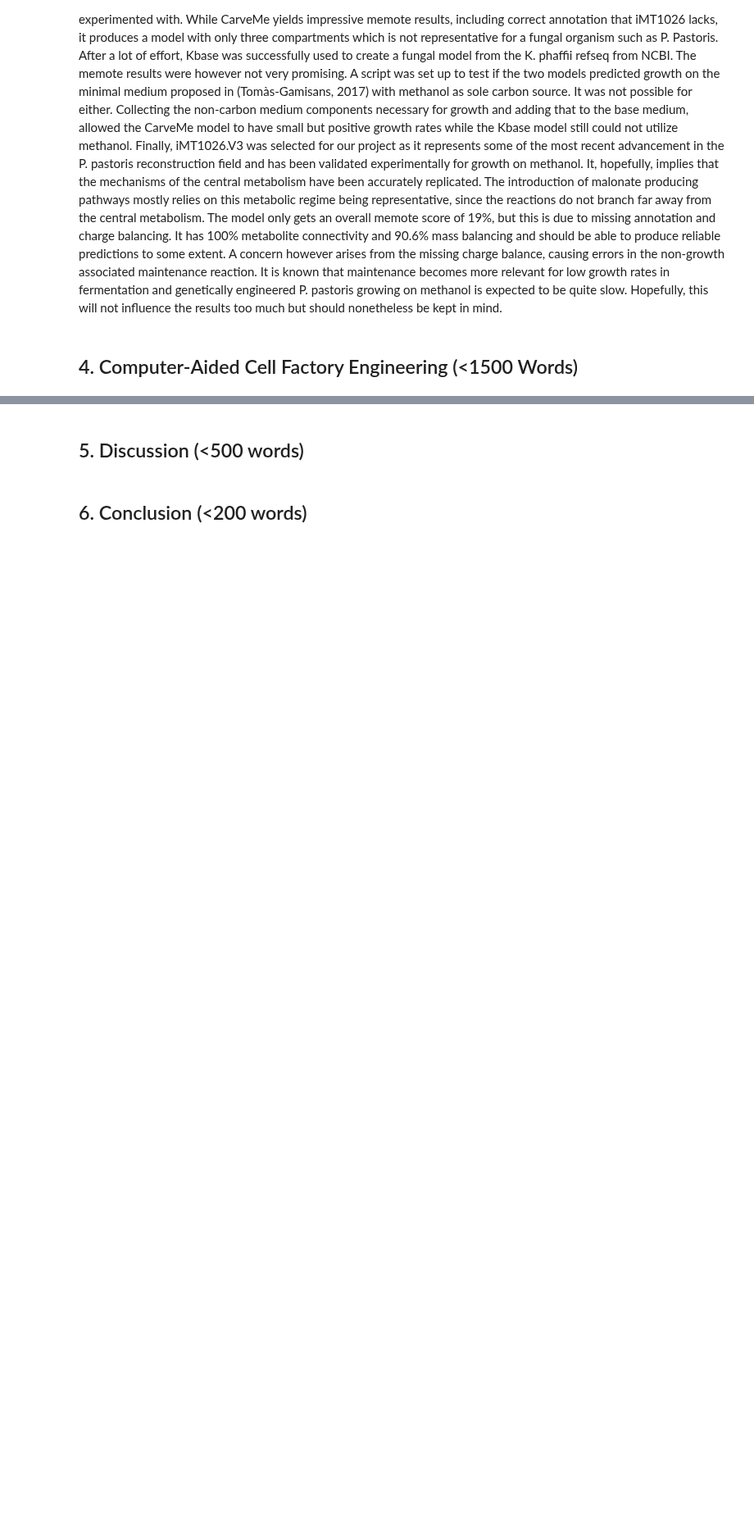
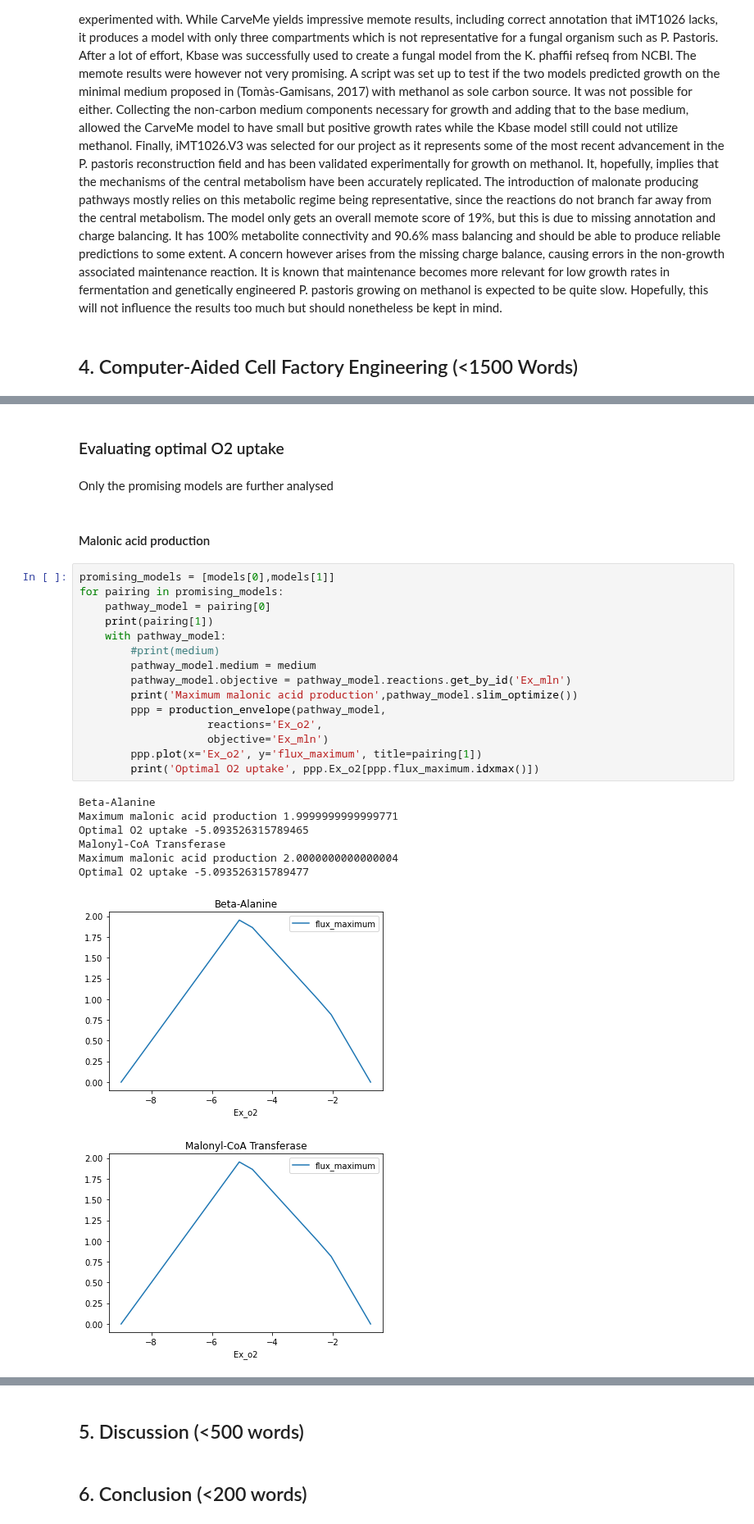
Before and after one commit to 27410/group-assignment-2021-group-8-malonic-acid-in-k-phaffii, a Jupyter notebook: Report.ipynb, the cells around one changed output, grey strips where cells are left out. Shown at 82% size. Drawn from its saved outputs; the diff is of its cells as text; blank space fills up the shorter version.

```diff
--- a/Report.ipynb
+++ b/Report.ipynb
@@ -80,0 +140,30 @@ with model:
+# %% [markdown]
+### Evaluating optimal O2 uptake
+# %% [markdown]
+Only the promising models are further analysed
+# %% [markdown]
+#### Malonic acid production
+# %%
+promising_models = [models[0],models[1]]
+for pairing in promising_models:
+    pathway_model = pairing[0]
+    print(pairing[1])
+    with pathway_model:
+        #print(medium)
+        pathway_model.medium = medium
+        pathway_model.objective = pathway_model.reactions.get_by_id('Ex_mln')
+        print('Maximum malonic acid production',pathway_model.slim_optimize())
+        ppp = production_envelope(pathway_model,
+                    reactions='Ex_o2',
+                    objective='Ex_mln')
+        ppp.plot(x='Ex_o2', y='flux_maximum', title=pairing[1])
+        print('Optimal O2 uptake', ppp.Ex_o2[ppp.flux_maximum.idxmax()])
+# %% [output]
+Beta-Alanine
+Maximum malonic acid production 1.9999999999999771
+Optimal O2 uptake -5.093526315789465
+Malonyl-CoA Transferase
+Maximum malonic acid production 2.0000000000000004
+Optimal O2 uptake -5.093526315789477
+[figure, added]
+[figure, added]
```
Also changed, not shown: parts of 28 cells of this notebook, 4 other files.
